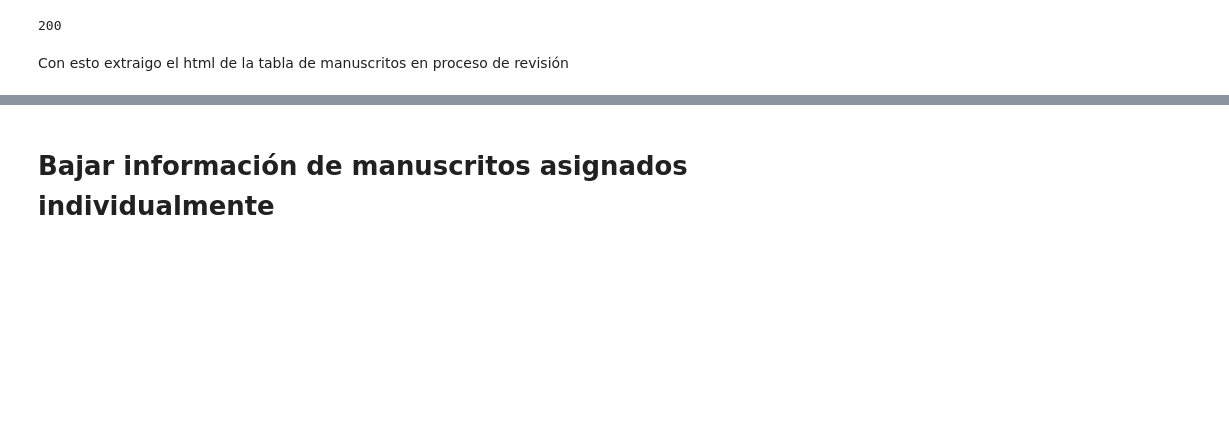
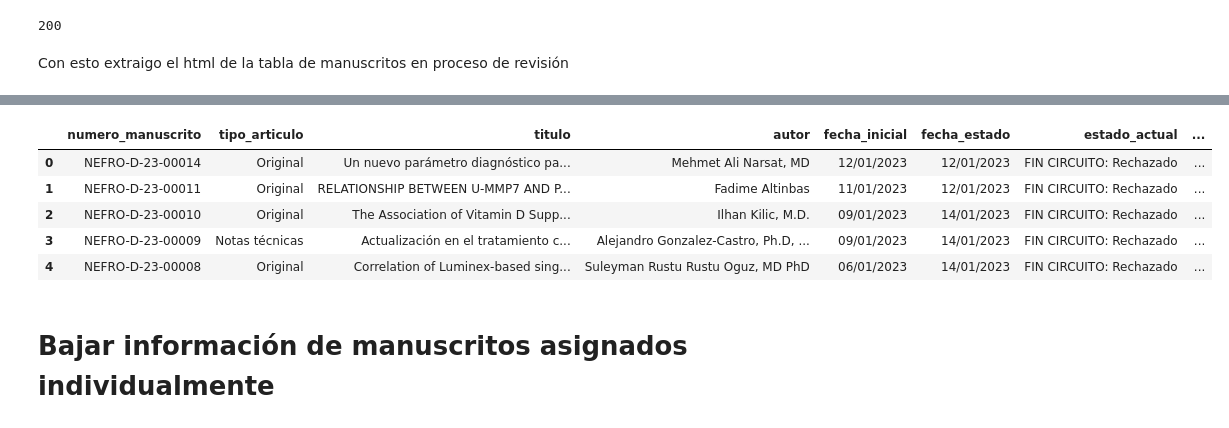
Before and after one commit to hormigo69/editorial_manager, a Jupyter notebook: scrap_em_v4.ipynb, the cells around one changed output, grey strips where cells are left out. Cells and saved outputs as stored; diff of their text form; code cells hidden in the pictures; blank space fills up the shorter version.

Commit message:
scrap aceptados y rechazados

```diff
--- a/scrap_em_v4.ipynb
+++ b/scrap_em_v4.ipynb
@@ -290,6 +290,6 @@ print(len(matches_revision))
 # %%
 df_revision = pd.DataFrame(columns=['numero_manuscrito', 'tipo_articulo', 'titulo', 'autor', 'email', 'fecha_inicial',
-                'fecha_vencimiento', 'fecha_estado',  'estado_actual', 'decision_editor','doc_id', 'data_identity'])
+                'fecha_vencimiento', 'fecha_estado',  'estado_actual', 'decision_editor', 'data_identity'])
 # %%
 #extract the values from the matches
 for i in range(len(matches_revision)):
@@ -377,0 +411,12 @@ df_revision.head()
+# %%
+#find from id='nfr to <td class='colresize-cell  ' style=';'></td></tr>
+starting_with = 'id=\'nfr'
+ending_with = '<td class=\'colresize-cell  \' style=\';\'></td></tr>'
+
+#define the pattern with the starting and ending strings
+pattern = re.compile(rf'{starting_with}.*?{ending_with}', re.DOTALL)
+
+#find the matches
+matches_definitva = pattern.findall(body_definitiva)
+
+print(len(matches_definitva))
@@ -377,0 +430,81 @@ df_revision.head()
+# %%
+#define a dataframe to store the data
+df_definitiva = pd.DataFrame(columns=['numero_manuscrito', 'tipo_articulo', 'titulo', 'autor', 'fecha_inicial',
+                'fecha_estado', 'estado_actual', 'editor', 'estado_evaluacion', 'decision_editor', 'data_identity'])
+# %%
+for i in range(len(matches_definitva)):
+    pattern = re.compile(r'<td class=\'  \' style=\'vertical-align: middle;;\'>')
+    values = pattern.split(matches_definitva[i])
+
+    #remove the &#13;&#10;&#13;&#10; characters and
+    values = [re.sub(r'&#13;', '', value) for value in values]
+    #remove &#8220;
+    values = [re.sub(r'&#8220;', '', value) for value in values]
+    #remove &quot;
+    values = [re.sub(r'&quot;', '', value) for value in values]
+
+    values = [re.sub(r'&#160;&#10;', ' - ', value) for value in values]
+    # change &#160; to "\n"
+    values = [re.sub(r'&#160;', ' - ', value) for value in values]
+    #change &#10; to line return
+    values = [re.sub(r'&#10;', ' - ', value) for value in values]
+
+
+    #extract the data-identity value from data-identity='****'. Keep just the numbers between the single quotes
+    data_identity = re.findall(r'data-identity=\'([0-9]+)\'', matches_definitva[i])[0]
+    #print( data_identity)
+    #store the data-identity in the dataframe
+    df_definitiva.loc[i, 'data_identity'] = data_identity
+
+    #save the numero_manuscrito in the dataframe
+    df_definitiva.loc[i, 'numero_manuscrito'] = values[1]
+    #save the tipo_articulo in the dataframe
+    df_definitiva.loc[i, 'tipo_articulo'] = values[2]
+    #save the titulo and the autor in the dataframe.
+    #Titulo and autor are in the same field.
+    #split in two the string by <td class='  ' style='vertical-align: middle;text-align: center;'>
+    pattern = re.compile(r'<td class=\'  \' style=\'vertical-align: middle;text-align: center;\'>')
+    df_definitiva.loc[i, 'titulo'] = pattern.split(values[3])[0]
+    #store the autor
+    df_definitiva.loc[i, 'autor'] = pattern.split(values[4])[0]
+    #save the fecha_inicial in the dataframe
+    df_definitiva.loc[i, 'fecha_inicial'] = values[5]
+    #save the fecha_estado in the dataframe
+    df_definitiva.loc[i, 'fecha_estado'] = values[6]
+    #save the estado_actual in the dataframe
+    df_definitiva.loc[i, 'estado_actual'] = values[7]
+    #save the editor in the dataframe
+    df_definitiva.loc[i, 'editor'] = values[8]
+    #save the estado_evaluacion in the dataframe
+    df_definitiva.loc[i, 'estado_evaluacion'] = values[9]
+    #get decision_editor if exists
+
+    decision_editor = values[10]
+    #print(decision_editor)
+    #get the link from the decision_editor if exists
+
+
+
+    soup = BeautifulSoup(decision_editor, 'html.parser')
+    link = soup.find('a')
+    #save the text from the link if exists
+    if link:
+        decision_editor = link.get_text()
+        #print(decision_editor)
+    else:
+        decision_editor = ''
+        #print(decision_editor)
+
+    df_definitiva.loc[i, 'decision_editor'] = decision_editor
+
+
+
+
+df_definitiva.head()
+# %% [output]
+|  | numero_manuscrito | tipo_articulo | titulo | autor | fecha_inicial | fecha_estado | estado_actual | ... |
+| 0 | NEFRO-D-23-00014 | Original | Un nuevo parámetro diagnóstico pa... | Mehmet Ali Narsat, MD | 12/01/2023 | 12/01/2023 | FIN CIRCUITO: Rechazado | ... |
+| 1 | NEFRO-D-23-00011 | Original | RELATIONSHIP BETWEEN U-MMP7 AND P... | Fadime Altinbas | 11/01/2023 | 12/01/2023 | FIN CIRCUITO: Rechazado | ... |
+| 2 | NEFRO-D-23-00010 | Original | The Association of Vitamin D Supp... | Ilhan Kilic, M.D. | 09/01/2023 | 14/01/2023 | FIN CIRCUITO: Rechazado | ... |
+| 3 | NEFRO-D-23-00009 | Notas técnicas | Actualización en el tratamiento c... | Alejandro Gonzalez-Castro, Ph.D, ... | 09/01/2023 | 14/01/2023 | FIN CIRCUITO: Rechazado | ... |
+| 4 | NEFRO-D-23-00008 | Original | Correlation of Luminex-based sing... | Suleyman Rustu Rustu Oguz, MD PhD | 06/01/2023 | 14/01/2023 | FIN CIRCUITO: Rechazado | ... |
```
Also changed, not shown: parts of 9 cells of this notebook.
